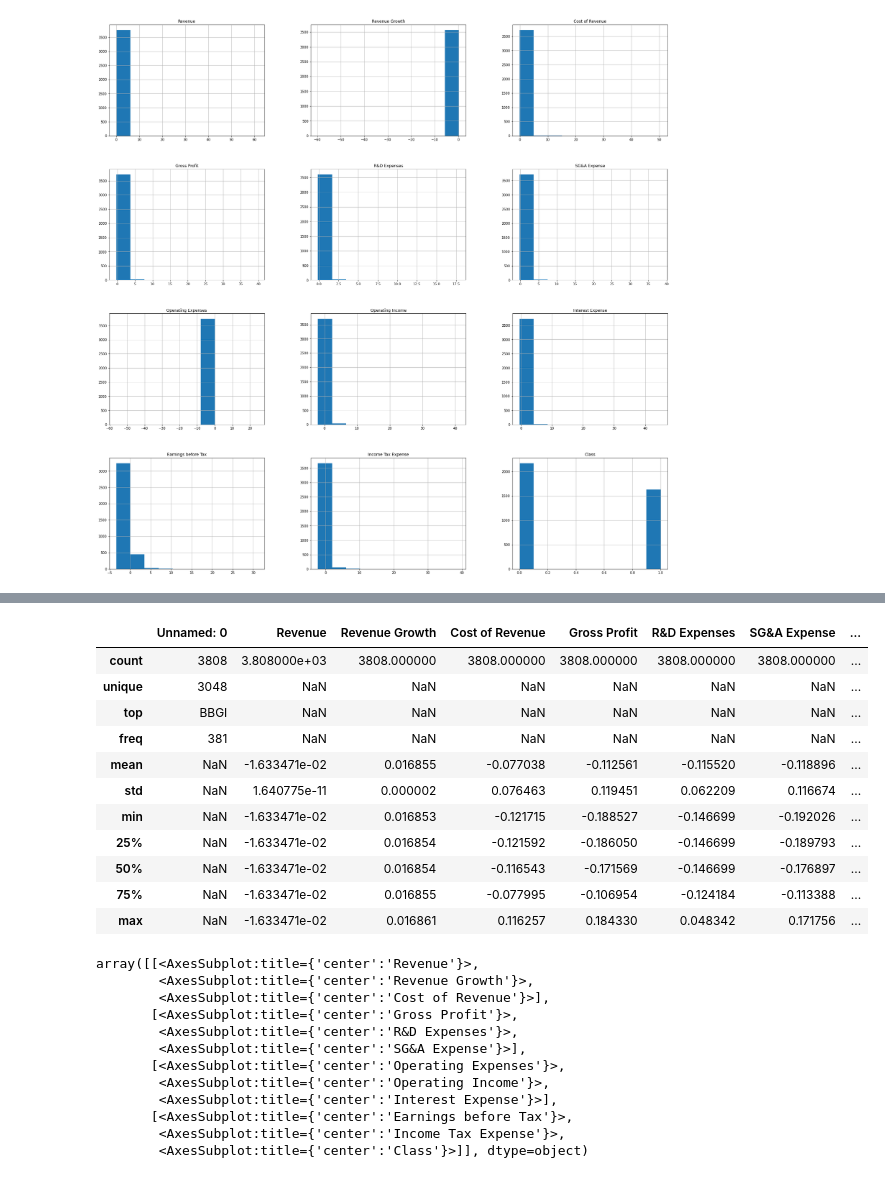
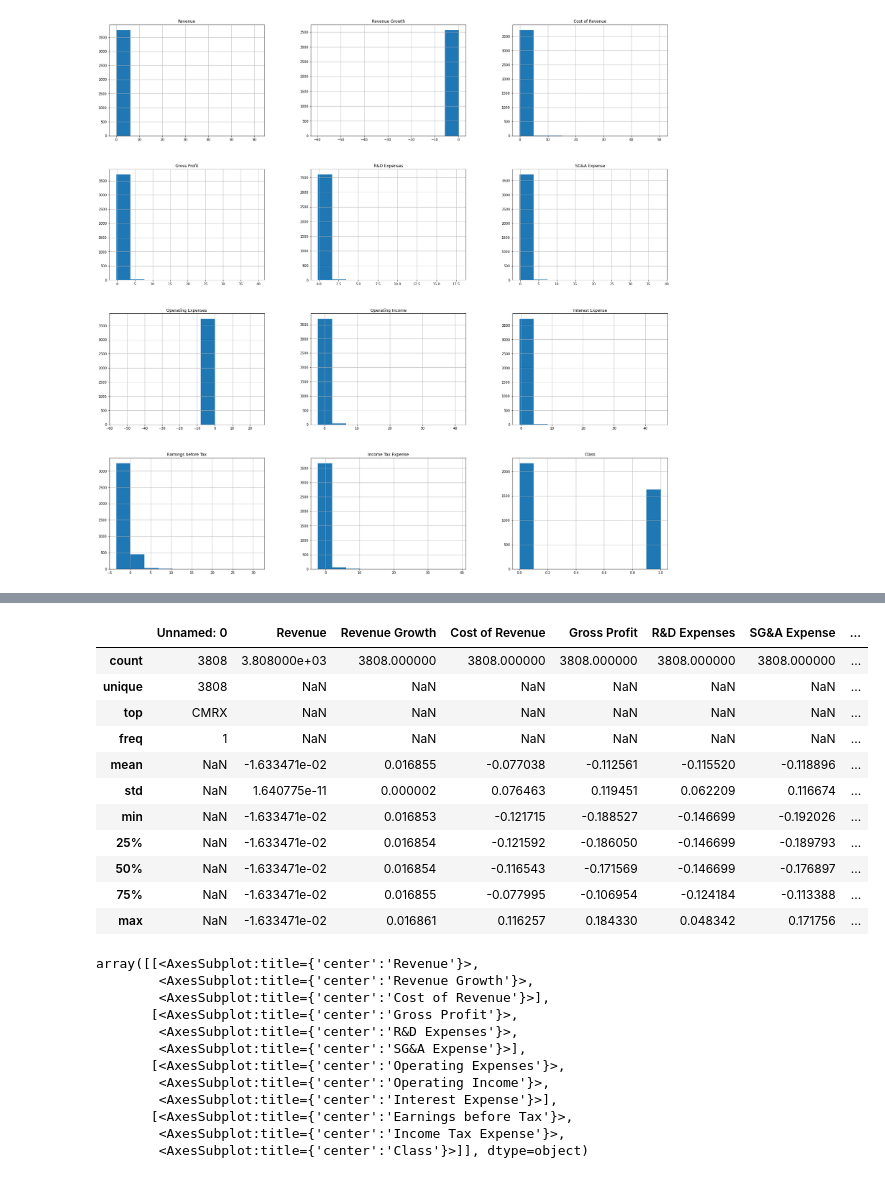
Before and after one commit to Nsmid/Machine-Learning-for-Finance, a Jupyter notebook: assignment 1/assignment1_group08_2021.ipynb, the cells around one changed output, grey strips where cells are left out. Cells and saved outputs as stored; diff of their text form; code cells hidden in the pictures.

```diff
--- a/assignment 1/assignment1_group08_2021.ipynb
+++ b/assignment 1/assignment1_group08_2021.ipynb
@@ -186,6 +186,9 @@ array([[<AxesSubplot:title={'center':'Revenue'}>,
 # %%
 # Found the followin part on the internet. I think it winsorizes a column in using_mstats
 # Then it applies this to all the columns in using_mstats_df.
+# %%
+# Below I took al the columns except for unnamed:0 and Class
+df_x2 = df_data_st[["Revenue","Revenue Growth","Cost of Revenue","Gross Profit","R&D Expenses","SG&A Expense","Operating Expenses","Operating Income","Interest Expense","Earnings before Tax","Income Tax Expense"]]
 # %%
 def using_mstats_df(df):
     return df.apply(using_mstats, axis=0)
@@ -212,0 +198,3 @@ df_data_st_w
+# %%
+# Here is did the standardization for these columns and replaced it in the existing dataframe
+df_data_st[["Revenue","Revenue Growth","Cost of Revenue","Gross Profit","R&D Expenses","SG&A Expense","Operating Expenses","Operating Income","Interest Expense","Earnings before Tax","Income Tax Expense"]] = using_mstats_df(df_x2)
@@ -213,13 +217,13 @@ df_data_st_w
 # %%
 # Basic statistics of standardized and then windsorized dataset
-stats_standardized_w = pd.DataFrame(df_data_st_w.describe(include='all'))
+stats_standardized_w = pd.DataFrame(df_data_st.describe(include='all'))
 stats_standardized_w
 # %% [output]
 |  | Unnamed: 0 | Revenue | Revenue Growth | Cost of Revenue | Gross Profit | R&D Expenses | SG&A Expense | ... |
 | count | 3808 | 3.808000e+03 | 3808.000000 | 3808.000000 | 3808.000000 | 3808.000000 | 3808.000000 | ... |
-| unique | 3048 | NaN | NaN | NaN | NaN | NaN | NaN | ... |
-| top | BBGI | NaN | NaN | NaN | NaN | NaN | NaN | ... |
-| freq | 381 | NaN | NaN | NaN | NaN | NaN | NaN | ... |
+| unique | 3808 | NaN | NaN | NaN | NaN | NaN | NaN | ... |
+| top | CMRX | NaN | NaN | NaN | NaN | NaN | NaN | ... |
+| freq | 1 | NaN | NaN | NaN | NaN | NaN | NaN | ... |
 | mean | NaN | -1.633471e-02 | 0.016855 | -0.077038 | -0.112561 | -0.115520 | -0.118896 | ... |
 | std | NaN | 1.640775e-11 | 0.000002 | 0.076463 | 0.119451 | 0.062209 | 0.116674 | ... |
 | min | NaN | -1.633471e-02 | 0.016853 | -0.121715 | -0.188527 | -0.146699 | -0.192026 | ... |
```
Also changed, not shown: parts of 29 cells of this notebook.
